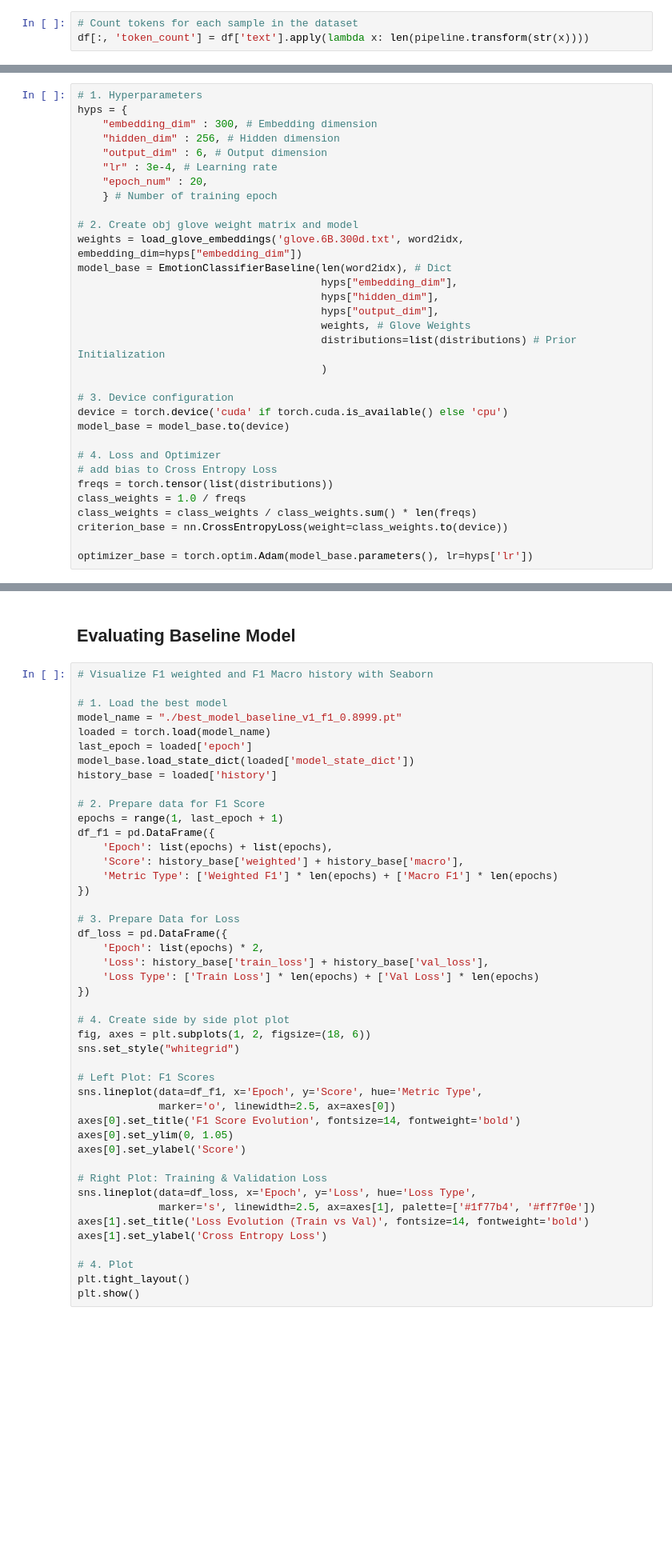
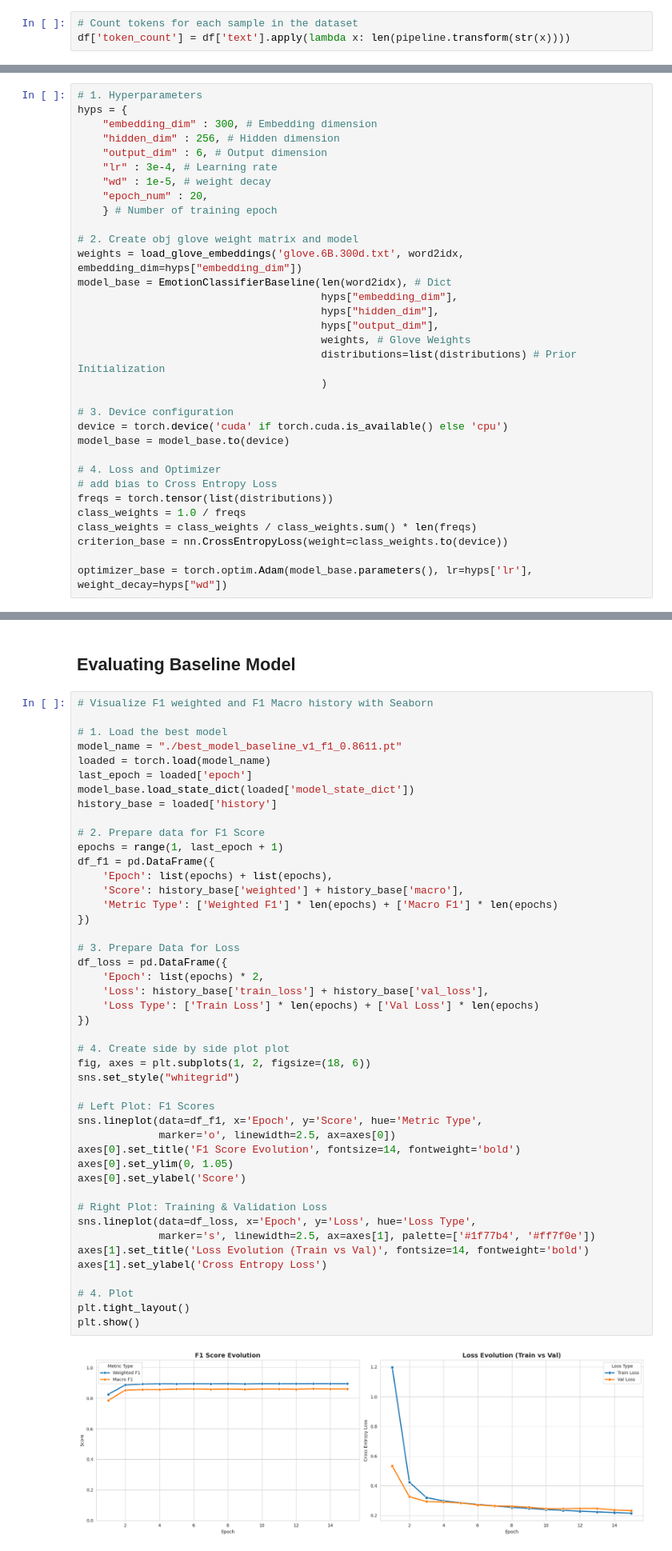
Before and after one commit to moka-co/twitter_emo_classification, a Jupyter notebook: emotion_classification.ipynb, the cells around one changed output, grey strips where cells are left out. Shown at 80% size. Saved outputs shown, nothing was run; the diff lists cells and outputs as text; blank space fills up the shorter version.

Commit message:
Trained model, add evaluation and metrics

```diff
--- a/emotion_classification.ipynb
+++ b/emotion_classification.ipynb
@@ -750,7 +802,7 @@ plt.show()
 I will delete only tweets that are on the right side of the distribution, since the distribution is right skeewed. I used standard deviation + mean to make this choice
 # %%
 # Count tokens for each sample in the dataset
-df[:, 'token_count'] = df['text'].apply(lambda x: len(pipeline.transform(str(x))))
+df['token_count'] = df['text'].apply(lambda x: len(pipeline.transform(str(x))))
 # %%
 # Remove tweets longer than 6 times the standard deviation + the mean.
 outliers_del = int(3*original_std + mean_tweets)
@@ -1224,6 +1362,7 @@ hyps = {
     "hidden_dim" : 256, # Hidden dimension
     "output_dim" : 6, # Output dimension
     "lr" : 3e-4, # Learning rate
+    "wd" : 1e-5, # weight decay
     "epoch_num" : 20,
     } # Number of training epoch
 
@@ -1248,4 +1387,4 @@ class_weights = 1.0 / freqs
 class_weights = class_weights / class_weights.sum() * len(freqs)
 criterion_base = nn.CrossEntropyLoss(weight=class_weights.to(device))
 
-optimizer_base = torch.optim.Adam(model_base.parameters(), lr=hyps['lr'])
+optimizer_base = torch.optim.Adam(model_base.parameters(), lr=hyps['lr'], weight_decay=hyps["wd"])
@@ -1498,7 +1564,7 @@ except KeyboardInterrupt:
 # Visualize F1 weighted and F1 Macro history with Seaborn
 
 # 1. Load the best model
-model_name = "./best_model_baseline_v1_f1_0.8999.pt"
+model_name = "./best_model_baseline_v1_f1_0.8611.pt"
 loaded = torch.load(model_name)
 last_epoch = loaded['epoch']
 model_base.load_state_dict(loaded['model_state_dict'])
@@ -1512,33 +1578,35 @@ df_f1 = pd.DataFrame({
     'Metric Type': ['Weighted F1'] * len(epochs) + ['Macro F1'] * len(epochs)
 })
 
 # 3. Prepare Data for Loss
 df_loss = pd.DataFrame({
     'Epoch': list(epochs) * 2,
     'Loss': history_base['train_loss'] + history_base['val_loss'],
     'Loss Type': ['Train Loss'] * len(epochs) + ['Val Loss'] * len(epochs)
 })
 
 # 4. Create side by side plot plot
 fig, axes = plt.subplots(1, 2, figsize=(18, 6))
 sns.set_style("whitegrid")
 
 # Left Plot: F1 Scores
 sns.lineplot(data=df_f1, x='Epoch', y='Score', hue='Metric Type',
              marker='o', linewidth=2.5, ax=axes[0])
 axes[0].set_title('F1 Score Evolution', fontsize=14, fontweight='bold')
 axes[0].set_ylim(0, 1.05)
 axes[0].set_ylabel('Score')
 
 # Right Plot: Training & Validation Loss
 sns.lineplot(data=df_loss, x='Epoch', y='Loss', hue='Loss Type',
              marker='s', linewidth=2.5, ax=axes[1], palette=['#1f77b4', '#ff7f0e'])
 axes[1].set_title('Loss Evolution (Train vs Val)', fontsize=14, fontweight='bold')
 axes[1].set_ylabel('Cross Entropy Loss')
 
 # 4. Plot
 plt.tight_layout()
 plt.show()
+# %% [output]
+[figure, added]
 # %%
 from sklearn.metrics import confusion_matrix
 import seaborn as sns
```
Also changed, not shown: parts of 39 cells of this notebook.
